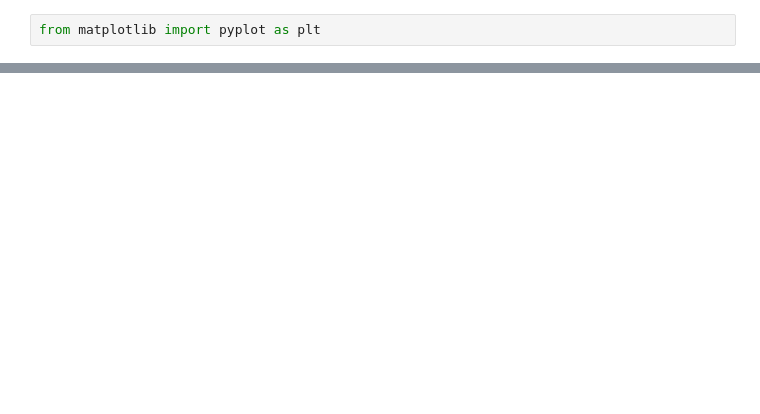
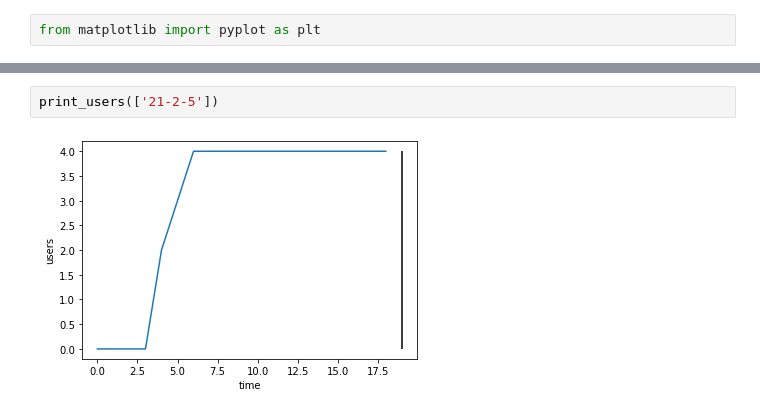
Before and after one commit to DevOps2021-gb/devops2021, a Jupyter notebook: java-itu-minitwit/Logs/visualiser.ipynb, the cells around one changed output, grey strips where cells are left out. Drawn from its saved outputs; the diff is of its cells as text; blank space fills up the shorter version.

```diff
--- a/java-itu-minitwit/Logs/visualiser.ipynb
+++ b/java-itu-minitwit/Logs/visualiser.ipynb
@@ -38,0 +53,4 @@ plt.plot(values)
+# %%
+print_users(['21-2-5'])
+# %% [output]
+[figure, added]
```
Also changed, not shown: parts of 9 cells of this notebook.
